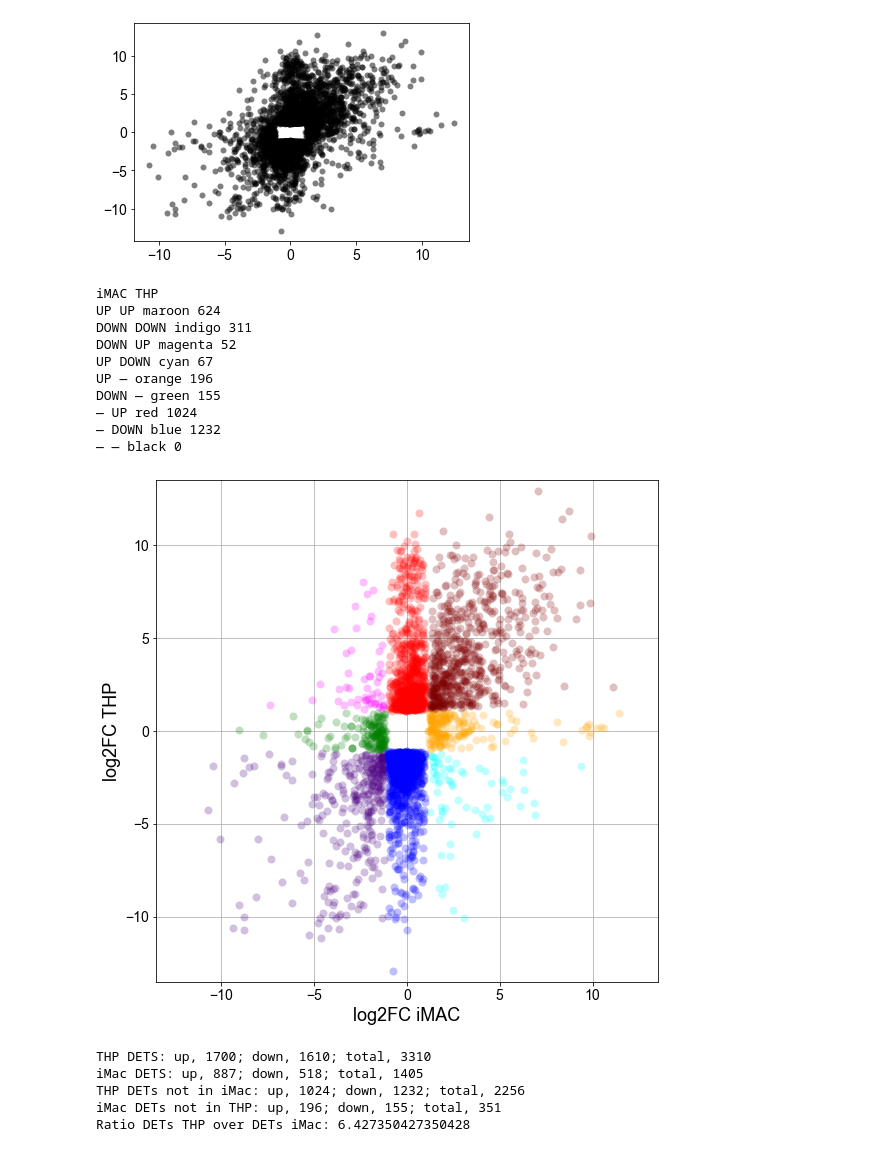
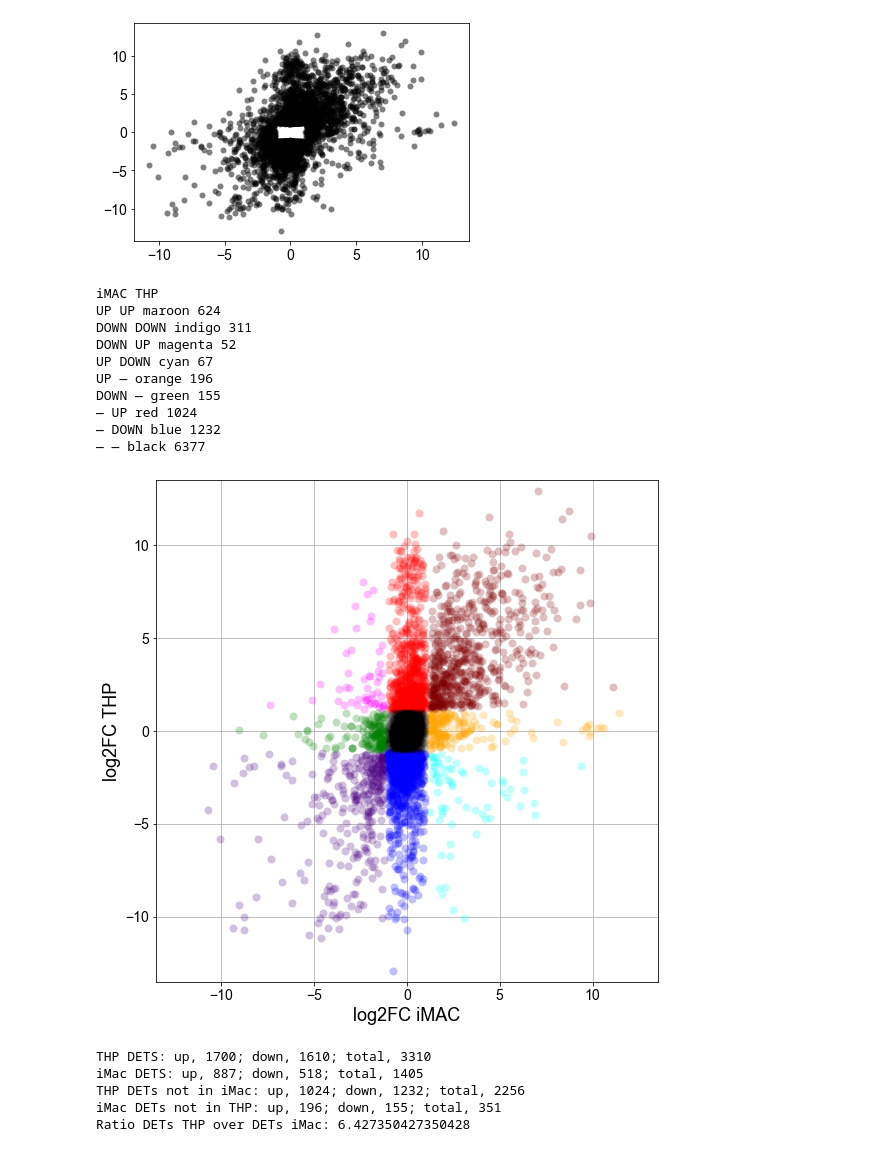
Before and after one commit to adelomana/uwm, a Jupyter notebook: transcriptomics/transcriptomics_final_analysis_E.ipynb, the cells around one changed output. Drawn from its saved outputs; the diff is of its cells as text; code cells hidden in the pictures.

Commit message:
added non DETs to figure

```diff
--- a/transcriptomics/transcriptomics_final_analysis_E.ipynb
+++ b/transcriptomics/transcriptomics_final_analysis_E.ipynb
@@ -476,37 +478,37 @@ x.to_csv('{}tables/E_{}.txt'.format(results_dir,theColor),sep='\t')
 
 theColor='blue'
 x=new.loc[(new['log2FoldChange THP'] < -1) & (new['log2FoldChange iMac'] < 1) & (new['log2FoldChange iMac'] > -1) & (new['iMac_significance'] > 0.05) & (new['THP1_significance'] < 0.05)]
 matplotlib.pyplot.plot(x['log2FoldChange iMac'],x['log2FoldChange THP'],'o',color=theColor,alpha=0.25,mew=0,ms=the_ms)
 print('— DOWN',theColor,x.shape[0])
 x.to_csv('{}tables/E_{}.txt'.format(results_dir,theColor),sep='\t')
 
 theColor='black'
-x=new.loc[(new['log2FoldChange THP'] < 1) & (new['log2FoldChange THP'] > -1) & (new['log2FoldChange iMac'] < 1) & (new['log2FoldChange iMac'] > -1)]
-matplotlib.pyplot.plot(x['log2FoldChange iMac'],x['log2FoldChange THP'],'o',color=theColor,alpha=0.25,mew=0,ms=the_ms)
+x=df.loc[(df['log2FoldChange THP'] < 1) & (df['log2FoldChange THP'] > -1) & (df['log2FoldChange iMac'] < 1) & (df['log2FoldChange iMac'] > -1) & (df['iMac_significance'] > 0.05) & (df['THP1_significance'] > 0.05)]
+matplotlib.pyplot.plot(x['log2FoldChange iMac'],x['log2FoldChange THP'],'o',color=theColor,alpha=0.033,mew=0,ms=the_ms)
 print('— —',theColor,x.shape[0])
 x.to_csv('{}tables/E_{}.txt'.format(results_dir,theColor),sep='\t')
 
 matplotlib.pyplot.xlabel('log2FC iMAC')
 matplotlib.pyplot.ylabel('log2FC THP')
 
 matplotlib.pyplot.grid()
 matplotlib.pyplot.xlim(-13.5,13.5)
 matplotlib.pyplot.ylim([-13.5,13.5])
 matplotlib.pyplot.tight_layout()
 matplotlib.pyplot.axes().set_aspect('equal')
 matplotlib.pyplot.savefig('{}/figures/transcript_trends_E.pdf'.format(results_dir))
 # %% [output]
 iMAC THP
 UP UP maroon 624
 DOWN DOWN indigo 311
 DOWN UP magenta 52
 UP DOWN cyan 67
 UP — orange 196
 DOWN — green 155
 — UP red 1024
 — DOWN blue 1232
-— — black 0
+— — black 6377
-[figure, old version]
+[figure, new version]
 # %%
 maroon=624
 indigo=311
```
Also changed, not shown: parts of 12 cells of this notebook.
